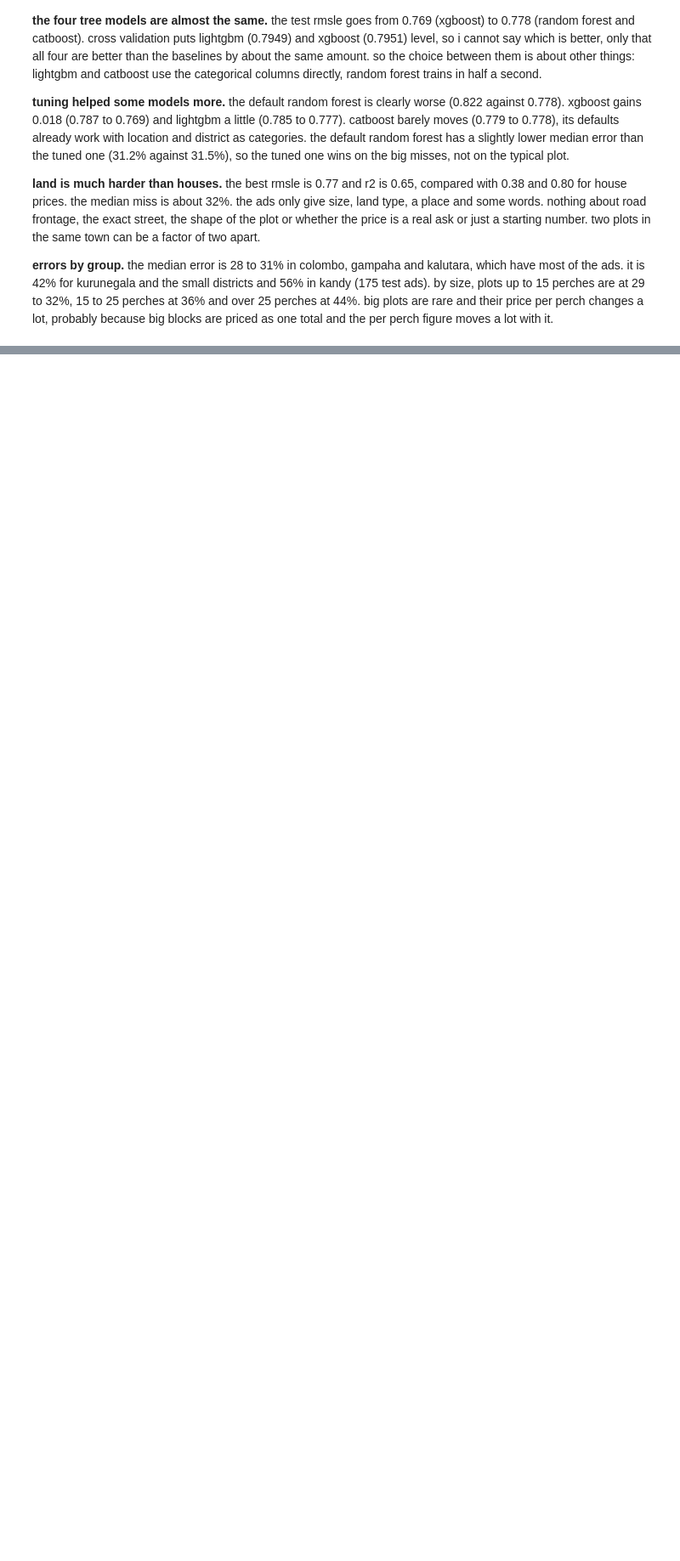
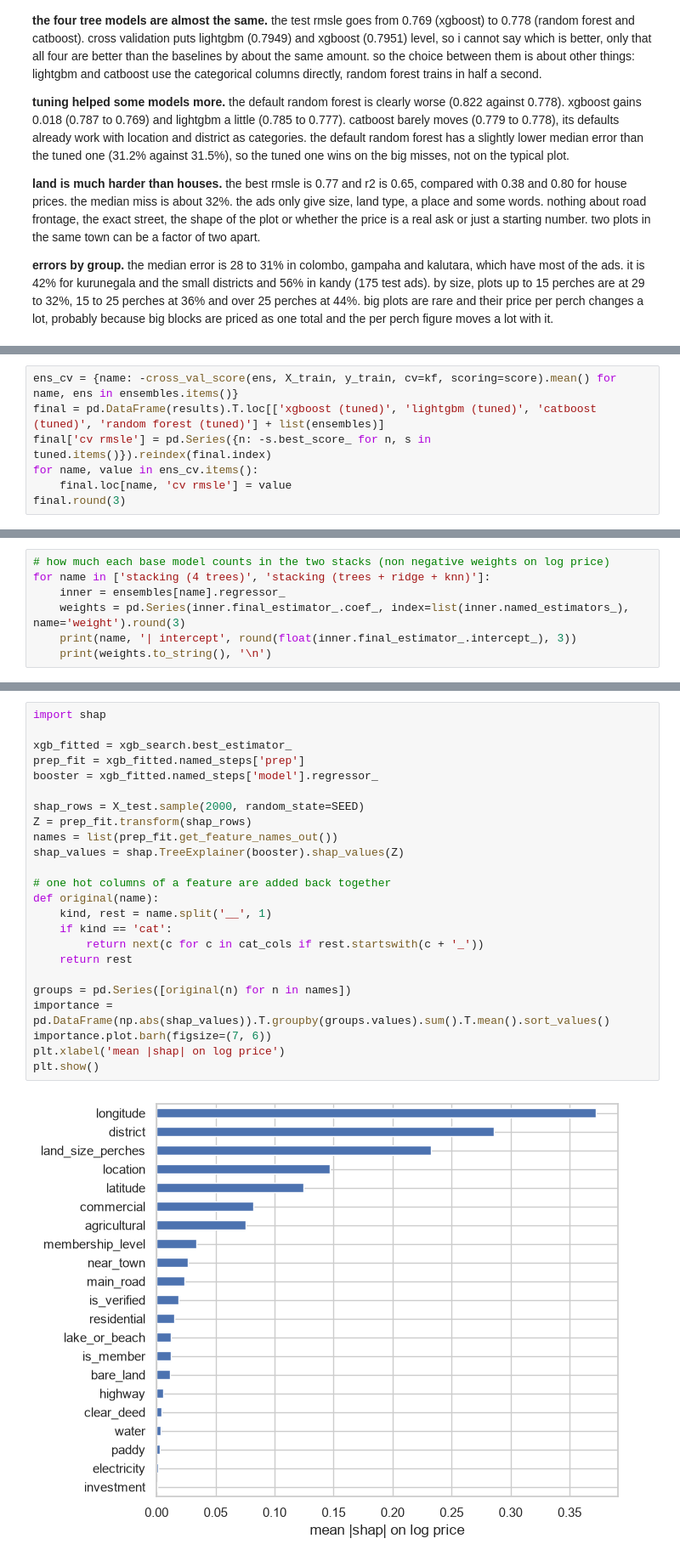
Before and after one commit to dsameendra/lk-ensemble-lab, a Jupyter notebook: notebooks/land_models.ipynb, the cells around one changed output, grey strips where cells are left out. Shown at 85% size. Cells and saved outputs as stored; diff of their text form; blank space fills up the shorter version.

Commit message:
add land ensembles and model export

```diff
--- a/notebooks/land_models.ipynb
+++ b/notebooks/land_models.ipynb
@@ -369,0 +414,7 @@ size
+# %%
+ens_cv = {name: -cross_val_score(ens, X_train, y_train, cv=kf, scoring=score).mean() for name, ens in ensembles.items()}
+final = pd.DataFrame(results).T.loc[['xgboost (tuned)', 'lightgbm (tuned)', 'catboost (tuned)', 'random forest (tuned)'] + list(ensembles)]
+final['cv rmsle'] = pd.Series({n: -s.best_score_ for n, s in tuned.items()}).reindex(final.index)
+for name, value in ens_cv.items():
+    final.loc[name, 'cv rmsle'] = value
+final.round(3)
@@ -369,0 +430,7 @@ size
+# %%
+# how much each base model counts in the two stacks (non negative weights on log price)
+for name in ['stacking (4 trees)', 'stacking (trees + ridge + knn)']:
+    inner = ensembles[name].regressor_
+    weights = pd.Series(inner.final_estimator_.coef_, index=list(inner.named_estimators_), name='weight').round(3)
+    print(name, '| intercept', round(float(inner.final_estimator_.intercept_), 3))
+    print(weights.to_string(), '\n')
@@ -369,0 +498,26 @@ size
+# %%
+import shap
+
+xgb_fitted = xgb_search.best_estimator_
+prep_fit = xgb_fitted.named_steps['prep']
+booster = xgb_fitted.named_steps['model'].regressor_
+
+shap_rows = X_test.sample(2000, random_state=SEED)
+Z = prep_fit.transform(shap_rows)
+names = list(prep_fit.get_feature_names_out())
+shap_values = shap.TreeExplainer(booster).shap_values(Z)
+
+# one hot columns of a feature are added back together
+def original(name):
+    kind, rest = name.split('__', 1)
+    if kind == 'cat':
+        return next(c for c in cat_cols if rest.startswith(c + '_'))
+    return rest
+
+groups = pd.Series([original(n) for n in names])
+importance = pd.DataFrame(np.abs(shap_values)).T.groupby(groups.values).sum().T.mean().sort_values()
+importance.plot.barh(figsize=(7, 6))
+plt.xlabel('mean |shap| on log price')
+plt.show()
+# %% [output]
+[figure, added]
```
Also changed, not shown: parts of 20 cells of this notebook, 4 other files.
